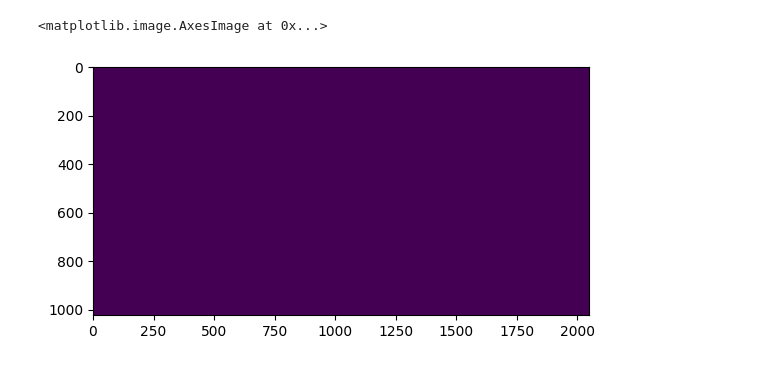
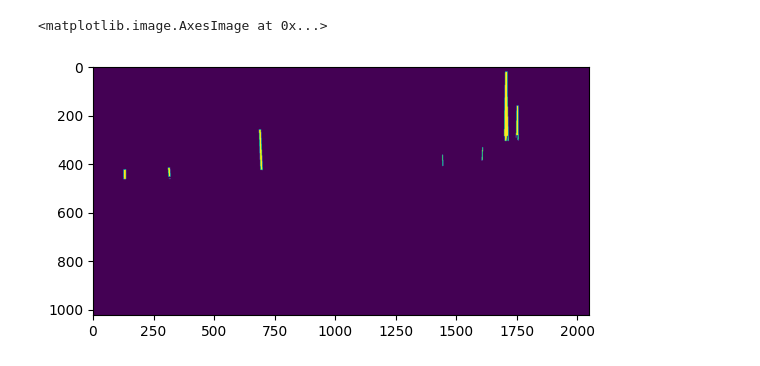
Before and after one commit to bhyun-kim/torch-semantic-seg, a Jupyter notebook: notebooks/debuging_note.ipynb, the cells around one changed output. Saved outputs shown, nothing was run; the diff lists cells and outputs as text; code cells hidden in the pictures.

```diff
--- a/notebooks/debuging_note.ipynb
+++ b/notebooks/debuging_note.ipynb
@@ -1,24 +98,24 @@
 # %%
 """
 Test Cityscapes Dataset
 """
 import sys
 sys.path.append('../')
 
 from datasets.cityscapes import CityscapesDataset
 
 import matplotlib.pyplot as plt
 
 root_dir = '/home/user/UOS-SSaS Dropbox/05. Data/00. Benchmarks/01-1. cityscapes_mini'
 dataset = CityscapesDataset(root_dir)
 
 idx = 1
 
-img, gt = dataset[idx]
+sample = dataset[idx]
 
-# make it subplot
-plt.imshow(img)
-plt.imshow(gt == 6)
+# to do: make it subplot
+plt.imshow(sample['image'])
+plt.imshow(sample['segmap'] == 5)
 # %% [output]
 <matplotlib.image.AxesImage at 0x...>
-[figure, old version]
+[figure, new version]
```
Also changed, not shown: parts of 3 cells of this notebook, 3 other files.
